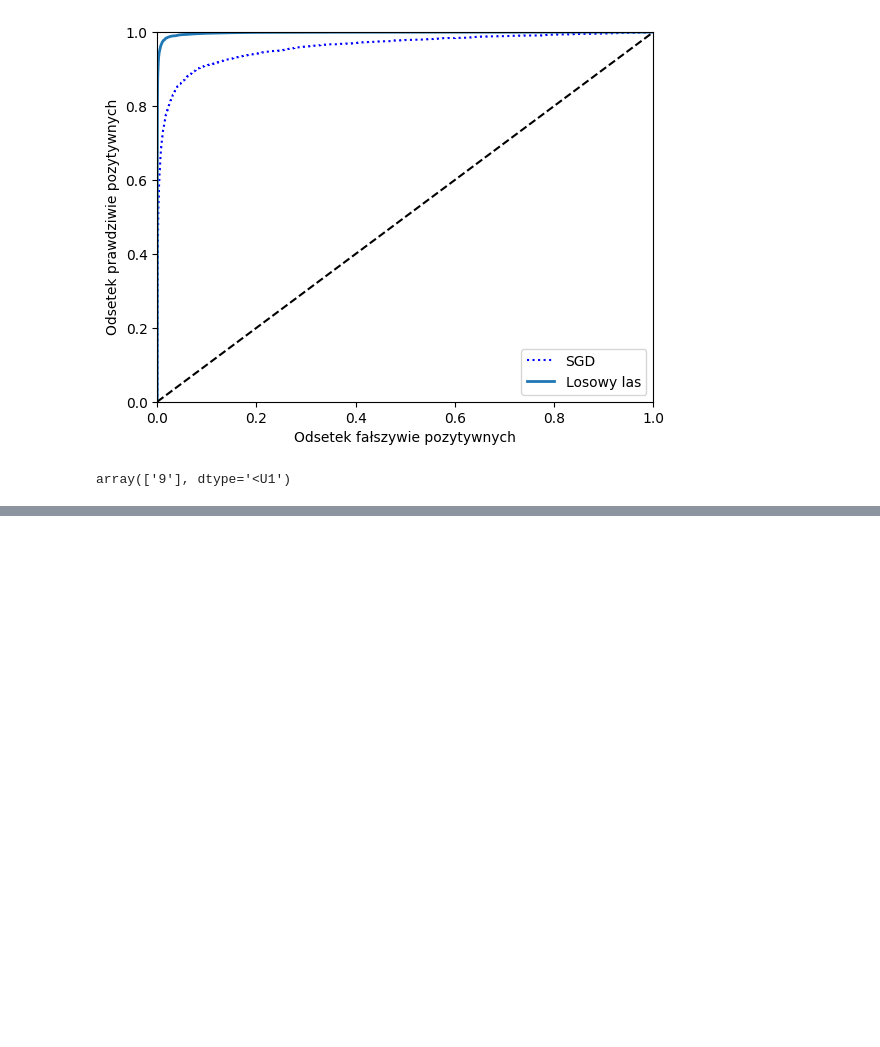
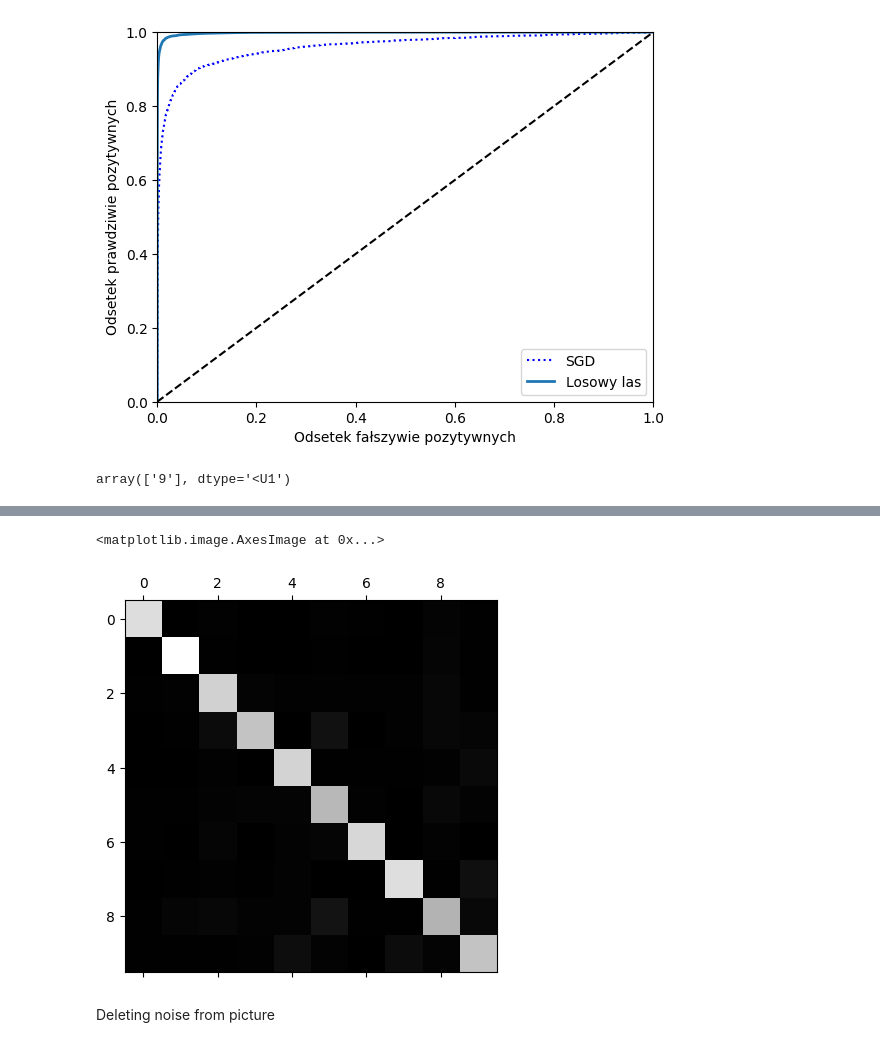
Before and after one commit to PawelManczak/AI, a Jupyter notebook: Hands-on Machine Learning/Untitled.ipynb, the cells around one changed output, grey strips where cells are left out. Drawn from its saved outputs; the diff is of its cells as text; code cells hidden in the pictures; blank space fills up the shorter version.

```diff
--- a/Hands-on Machine Learning/Untitled.ipynb
+++ b/Hands-on Machine Learning/Untitled.ipynb
@@ -150,0 +165,3 @@ array(['9'], dtype='<U1')
+# %%
+forest_clf.fit(X_train, y_train)
+forest_clf.predict([some_digit])
@@ -150,0 +190,4 @@ array(['9'], dtype='<U1')
+# %%
+y_train_pred = cross_val_predict(sgd_clf, X_train, y_train, cv=3)
+conf_mx = confusion_matrix(y_train, y_train_pred)
+conf_mx
@@ -150,0 +205,7 @@ array(['9'], dtype='<U1')
+# %%
+plt.matshow(conf_mx, cmap=plt.cm.gray)
+# %% [output]
+<matplotlib.image.AxesImage at 0x...>
+[figure, added]
+# %% [markdown]
+Deleting noise from picture
```
Also changed, not shown: parts of 12 cells of this notebook.
